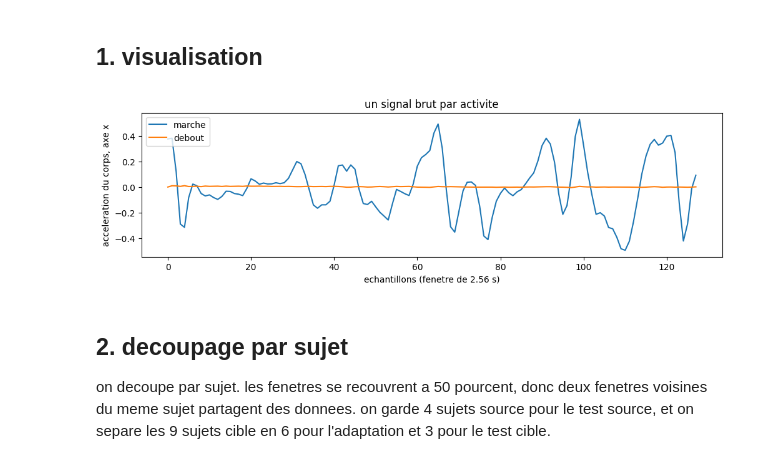
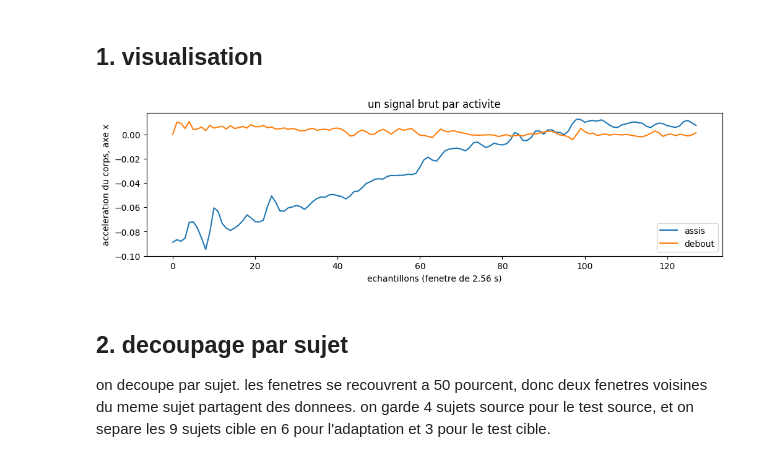
Before and after one commit to ArnaudG16/domain-adaptation-time-series, a Jupyter notebook: notebooks/har/classification_har.ipynb, the cells around one changed output. Drawn from its saved outputs; the diff is of its cells as text; code cells hidden in the pictures.

```diff
--- a/notebooks/har/classification_har.ipynb
+++ b/notebooks/har/classification_har.ipynb
@@ -84,18 +85,18 @@ with pd.option_context("display.max_columns", None):
 # %%
 signaux = f"{data_dir}/train/Inertial Signals"
 acc_x = np.loadtxt(f"{signaux}/body_acc_x_train.txt")
 
 plt.figure(figsize=(12, 3))
-for label, nom in [(1, "marche"), (5, "debout")]:
+for label, nom in [(4, "assis"), (5, "debout")]:
     idx = np.where(ys == label)[0][0]
     plt.plot(acc_x[idx], label=nom)
 plt.xlabel("echantillons (fenetre de 2.56 s)")
 plt.ylabel("acceleration du corps, axe x")
 plt.title("un signal brut par activite")
 plt.legend()
 plt.show()
 # %% [output]
-[figure, old version]
+[figure, new version]
 # %% [markdown]
 ## 2. decoupage par sujet
 
```
Also changed, not shown: parts of 15 cells of this notebook.
